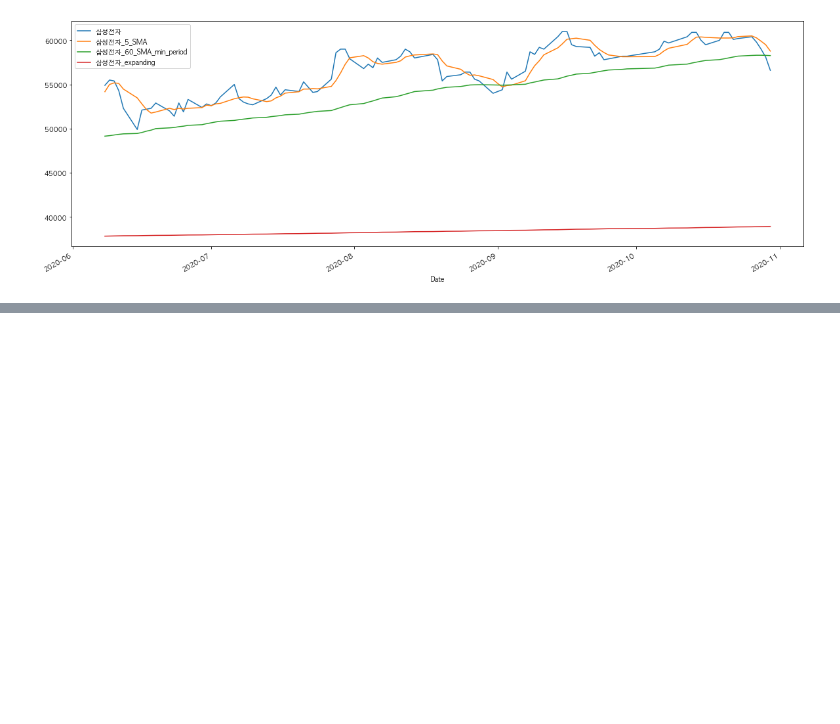
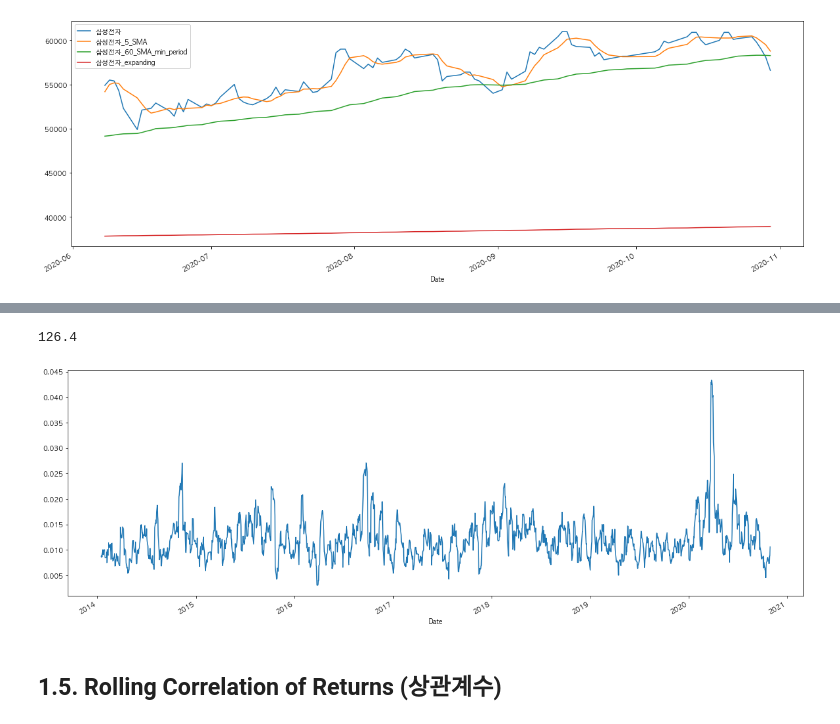
Before and after one commit to JihoQuant/Python-Pandas-Part-1, a Jupyter notebook: part2/4. Price Based Indicator.ipynb, the cells around one changed output, grey strips where cells are left out. Drawn from its saved outputs; the diff is of its cells as text; code cells hidden in the pictures; blank space fills up the shorter version.

```diff
--- a/part2/4. Price Based Indicator.ipynb
+++ b/part2/4. Price Based Indicator.ipynb
@@ -171,0 +211,16 @@ df.iloc[-100:].plot(figsize=(20, 7));
+# %%
+def mean_abs_dev(x):
+    return np.abs(x - x.mean()).mean()
+# %%
+# Same with
+# abs(df["삼성전자"][:5] = df["삼성전자"][:5].mean()).mean()
+mean_abs_dev(df["삼성전자"].iloc[:5])
+# %% [output]
+126.4
+# %%
+simple_rtn_df = df["삼성전자"].pct_change().fillna(0) # Log Return을 사용해도 된다.
+simple_rtn_df.rolling(10).apply(mean_abs_dev).plot(figsize=(20, 7)); # apply에 lambda 식을 넘길 수 있다.
+# %% [output]
+[figure, added]
+# %% [markdown]
+## 1.5. Rolling Correlation of Returns (상관계수)
```
Also changed, not shown: parts of 21 cells of this notebook.
